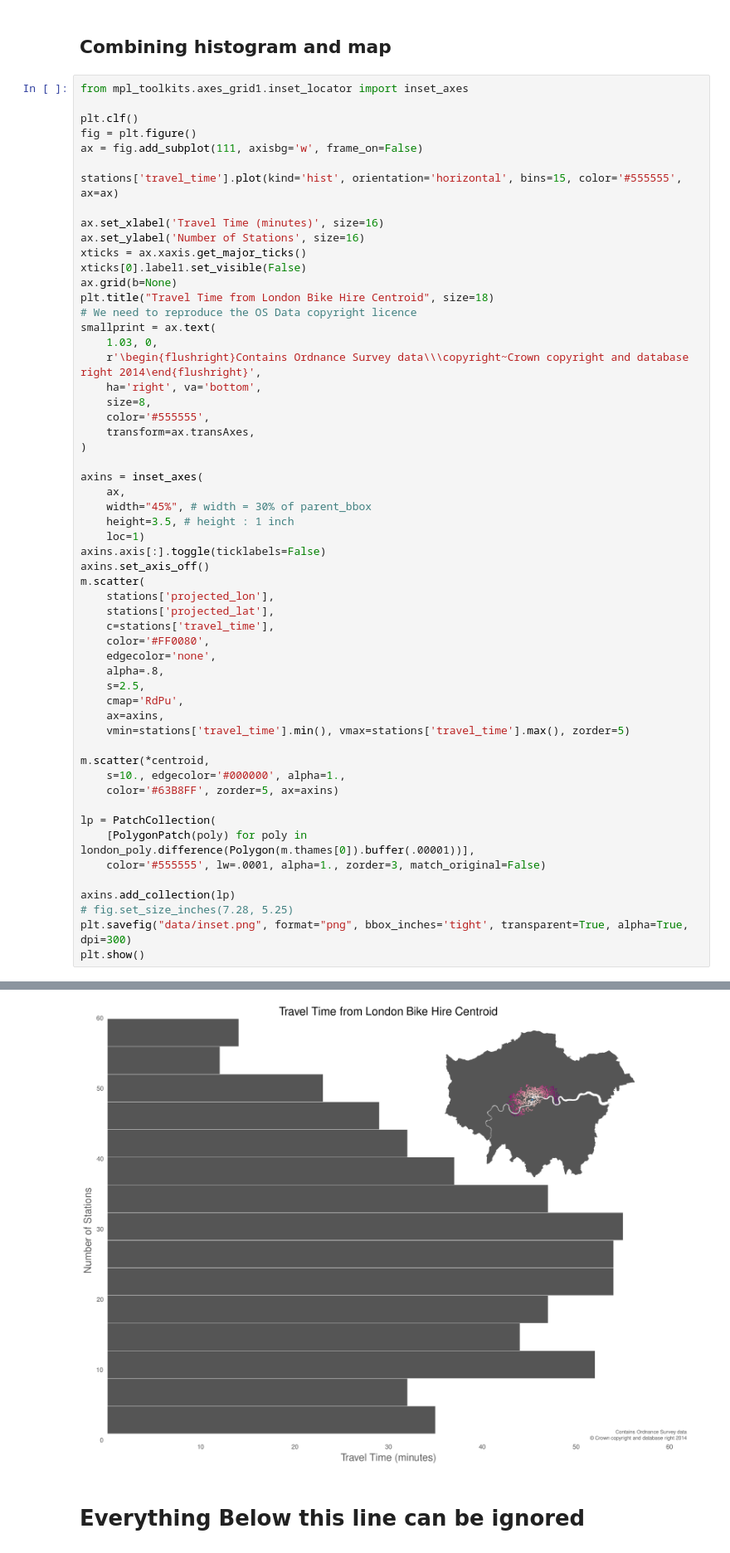
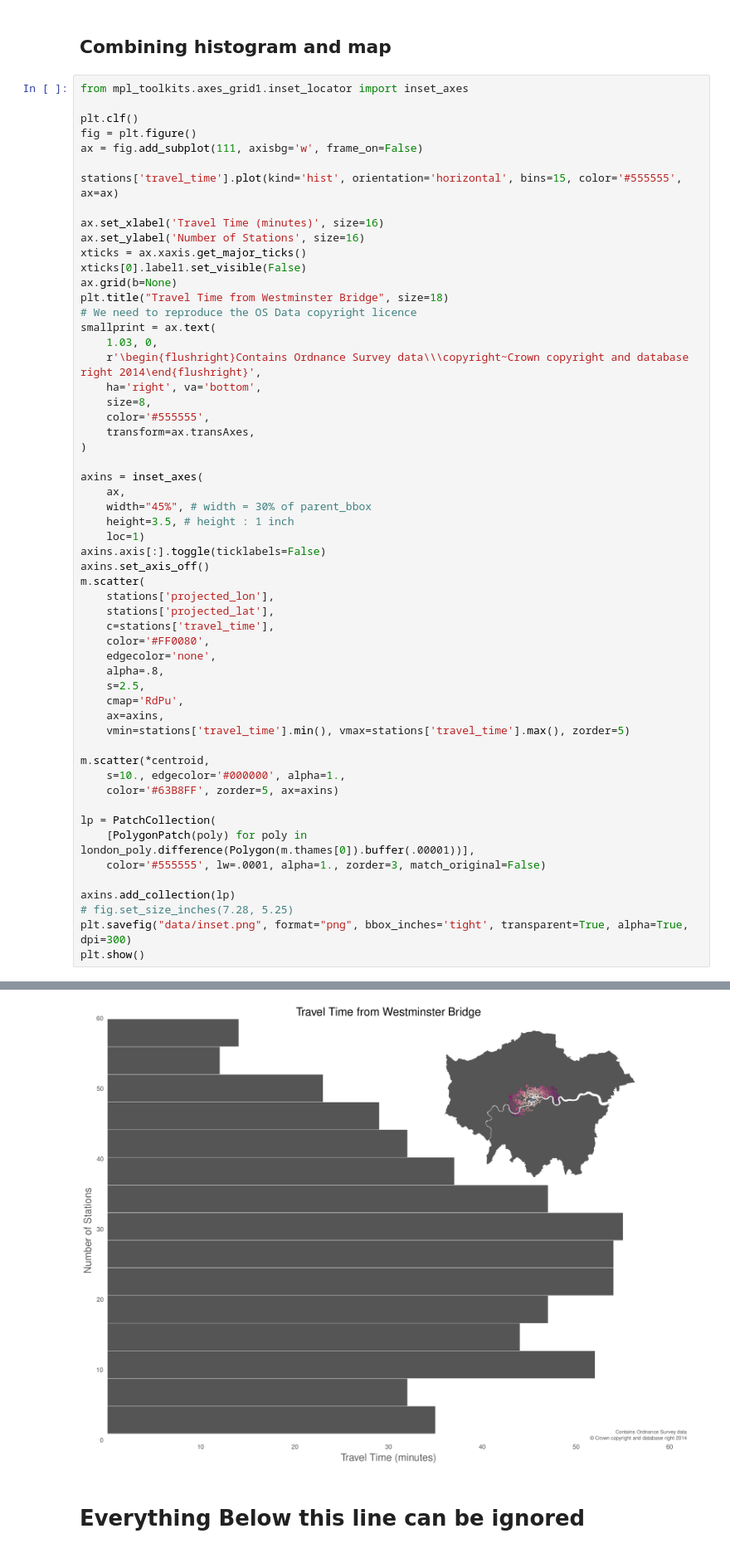
Before and after one commit to urschrei/Geopython, a Jupyter notebook: isochrone.ipynb, the cells around one changed output, grey strips where cells are left out. Shown at 83% size. Saved outputs shown, nothing was run; the diff lists cells and outputs as text.

Commit message:
Better title

```diff
--- a/isochrone.ipynb
+++ b/isochrone.ipynb
@@ -432,7 +432,7 @@ ax.set_ylabel('Number of Stations', size=16)
 xticks = ax.xaxis.get_major_ticks()
 xticks[0].label1.set_visible(False)
 ax.grid(b=None)
-plt.title("Travel Time from London Bike Hire Centroid", size=18)
+plt.title("Travel Time from Westminster Bridge", size=18)
 # We need to reproduce the OS Data copyright licence
 smallprint = ax.text(
     1.03, 0,
@@ -449,34 +449,34 @@ axins = inset_axes(
     height=3.5, # height : 1 inch
     loc=1)
 axins.axis[:].toggle(ticklabels=False)
 axins.set_axis_off()
 m.scatter(
     stations['projected_lon'],
     stations['projected_lat'],
     c=stations['travel_time'],
     color='#FF0080',
     edgecolor='none',
     alpha=.8,
     s=2.5,
     cmap='RdPu',
     ax=axins,
     vmin=stations['travel_time'].min(), vmax=stations['travel_time'].max(), zorder=5)
 
 m.scatter(*centroid,
     s=10., edgecolor='#000000', alpha=1.,
     color='#63B8FF', zorder=5, ax=axins)
 
 lp = PatchCollection(
     [PolygonPatch(poly) for poly in london_poly.difference(Polygon(m.thames[0]).buffer(.00001))],
     color='#555555', lw=.0001, alpha=1., zorder=3, match_original=False)
 
 axins.add_collection(lp)
 # fig.set_size_inches(7.28, 5.25)
 plt.savefig("data/inset.png", format="png", bbox_inches='tight', transparent=True, alpha=True, dpi=300)
 plt.show()
 # %% [output]
 <matplotlib.figure.Figure at 0x...>
-[figure, old version]
+[figure, new version]
 # %% [markdown]
 # Everything Below this line can be ignored
 # %% [markdown]
```
Also changed, not shown: 2 other files.
